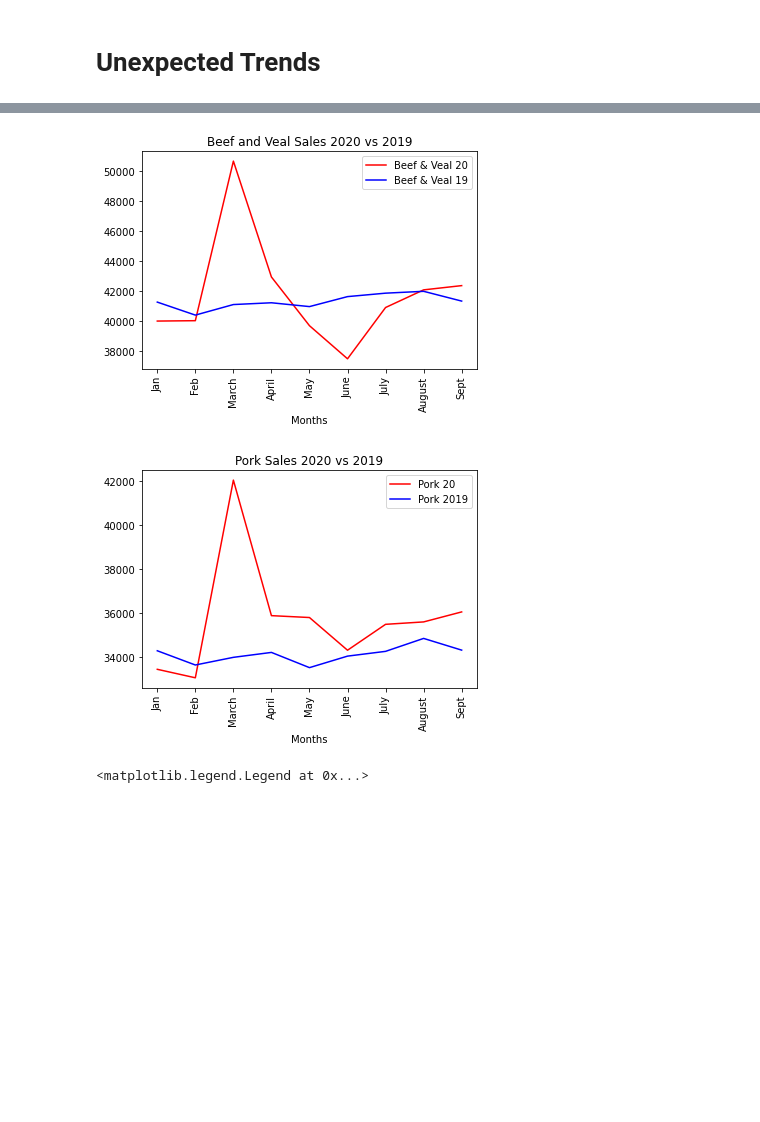
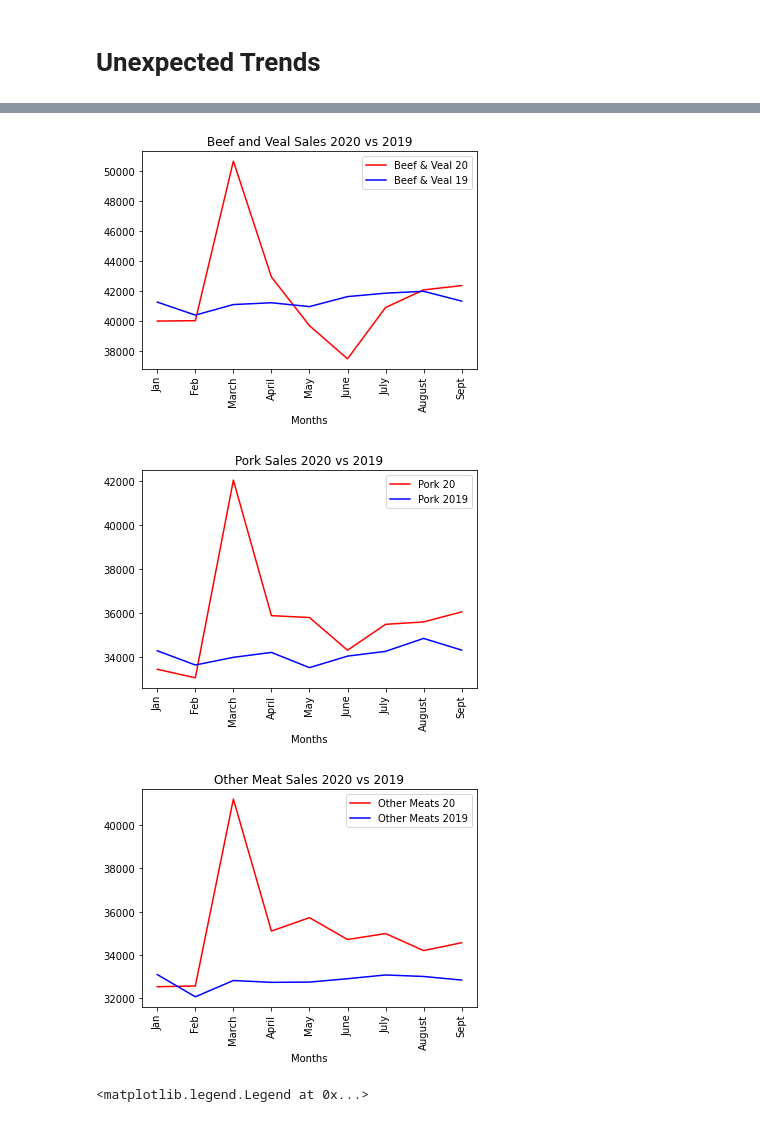
Before and after one commit to staceywai/bootcamp-project, a Jupyter notebook: Final_Data-Analysis.ipynb, the cells around one changed output, grey strips where cells are left out. Saved outputs shown, nothing was run; the diff lists cells and outputs as text; code cells hidden in the pictures; blank space fills up the shorter version.

```diff
--- a/Final_Data-Analysis.ipynb
+++ b/Final_Data-Analysis.ipynb
@@ -676,33 +686,50 @@ beefveal19, = plt.plot(months, meat_df.loc['Beef and veal',["2019M01","2019M02",
                         color="blue", label="Beef & Veal 19")
 
 
 # Create a legend for our chart
 plt.legend(handles=[beefveal20, beefveal19], loc="best")
 plt.title("Beef and Veal Sales 2020 vs 2019")
 plt.xlabel("Months")
 plt.xticks(rotation="vertical")
 plt.savefig('Images/BeafVeal20vs19.png')
 plt.show()
 
 # Plot Pork
 
 pork20, = plt.plot(months, meat_df.loc['Pork',["2020M01","2020M02","2020M03","2020M04","2020M05","2020M06","2020M07","2020M08","2020M09"]],
                         color="red", label="Pork 20")
 
 pork19, = plt.plot(months, meat_df.loc['Pork',["2019M01","2019M02","2019M03","2019M04","2019M05","2019M06","2019M07","2019M08","2019M09"]],
                         color="blue", label="Pork 2019")
 
 # Create a legend for our chart
 plt.legend(handles=[pork20,pork19], loc="best")
 plt.title("Pork Sales 2020 vs 2019")
 plt.xlabel("Months")
 plt.xticks(rotation="vertical")
 plt.savefig('Images/Pork20vs19.png')
 plt.show()
+
+# Other meat sales
+
+other20, = plt.plot(months, meat_df.loc['Other meats',["2020M01","2020M02","2020M03","2020M04","2020M05","2020M06","2020M07","2020M08","2020M09"]],
+                        color="red", label="Other Meats 20")
+
+other19, = plt.plot(months, meat_df.loc['Other meats',["2019M01","2019M02","2019M03","2019M04","2019M05","2019M06","2019M07","2019M08","2019M09"]],
+                        color="blue", label="Other Meats 2019")
+
+# Create a legend for our chart
+plt.legend(handles=[other20, other19], loc="best")
+plt.title("Other Meat Sales 2020 vs 2019")
+plt.xlabel("Months")
+plt.xticks(rotation="vertical")
+plt.savefig('Images/OtherMeat20vs19.png')
+plt.show()
 # %% [output]
 [figure]
 [figure]
 [figure]
+[figure, added]
 # %%
 # Tobacco Trends
 
```
Also changed, not shown: parts of 4 cells of this notebook.
